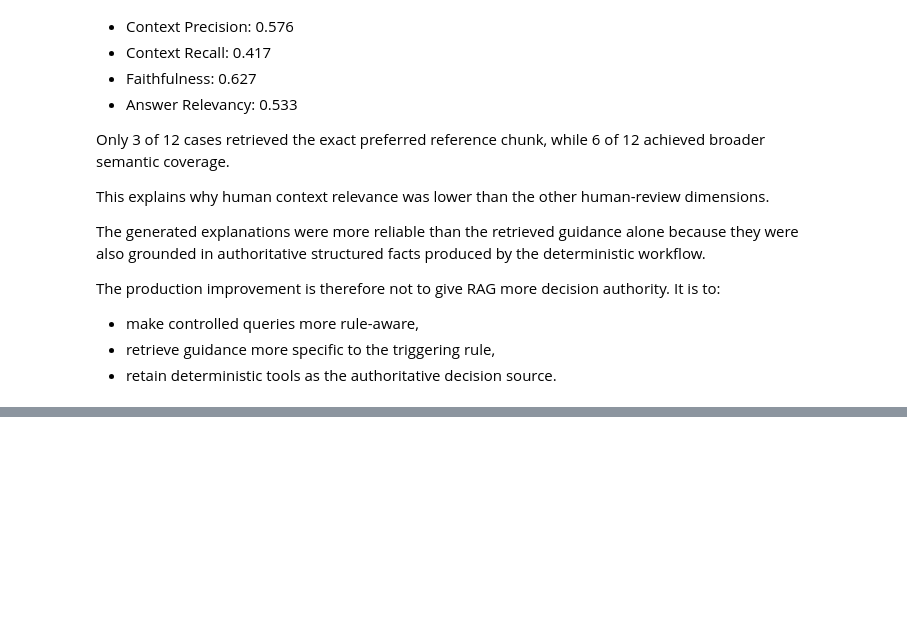
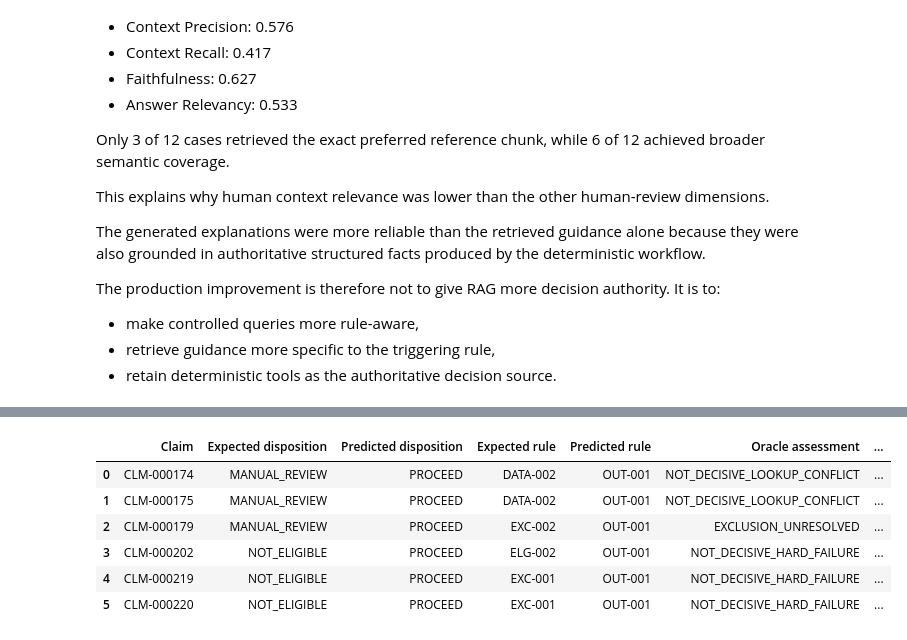
Before and after one commit to sadiqs3/DP_claims_triage, a Jupyter notebook: notebooks/00_final_submission_reviewer_walkthrough.ipynb, the cells around one changed output, grey strips where cells are left out. Drawn from its saved outputs; the diff is of its cells as text; code cells hidden in the pictures; blank space fills up the shorter version.

```diff
--- a/notebooks/00_final_submission_reviewer_walkthrough.ipynb
+++ b/notebooks/00_final_submission_reviewer_walkthrough.ipynb
@@ -2014,0 +2200,98 @@ The production improvement is therefore not to give RAG more decision authority.
+# %%
+# Display and validate the six held-out disposition errors.
+
+required_error_columns = {
+    "claim_id",
+    "gold_disposition",
+    "predicted_disposition",
+    "gold_primary_rule_id",
+    "predicted_triggering_rule_id",
+    "gold_evidence_assessment",
+    "unsafe_decision",
+    "unsafe_decision_type",
+    "gold_reason_summary",
+}
+
+missing_error_columns = (
+    required_error_columns
+    - set(heldout_errors.columns)
+)
+
+assert not missing_error_columns, (
+    "Missing held-out error columns: "
+    + ", ".join(
+        sorted(missing_error_columns)
+    )
+)
+
+
+heldout_error_display = (
+    heldout_errors[
+        [
+            "claim_id",
+            "gold_disposition",
+            "predicted_disposition",
+            "gold_primary_rule_id",
+            "predicted_triggering_rule_id",
+            "gold_evidence_assessment",
+            "unsafe_decision_type",
+            "gold_reason_summary",
+        ]
+    ]
+    .copy()
+    .sort_values("claim_id")
+)
+
+heldout_error_display = (
+    heldout_error_display.rename(
+        columns={
+            "claim_id": "Claim",
+            "gold_disposition": "Expected disposition",
+            "predicted_disposition": "Predicted disposition",
+            "gold_primary_rule_id": "Expected rule",
+            "predicted_triggering_rule_id": "Predicted rule",
+            "gold_evidence_assessment": "Oracle assessment",
+            "unsafe_decision_type": "Error type",
+            "gold_reason_summary": "Reason",
+        }
+    )
+)
+
+display(heldout_error_display)
+
+
+unsafe_error_flags = (
+    heldout_errors["unsafe_decision"]
+    .astype(str)
+    .str.strip()
+    .str.upper()
+    .eq("TRUE")
+)
+
+assert len(heldout_errors) == 6
+assert unsafe_error_flags.all()
+
+assert set(
+    heldout_errors["predicted_disposition"]
+) == {"PROCEED"}
+
+assert set(
+    heldout_errors["predicted_triggering_rule_id"]
+) == {"OUT-001"}
+
+assert set(
+    heldout_errors["unsafe_decision_type"]
+) == {"INCORRECT_PROCEED"}
+
+print(
+    "PASS: all six held-out errors were "
+    "incorrect PROCEED recommendations"
+)
+# %% [output]
+|  | Claim | Expected disposition | Predicted disposition | Expected rule | Predicted rule | Oracle assessment | ... |
+| 0 | CLM-000174 | MANUAL_REVIEW | PROCEED | DATA-002 | OUT-001 | NOT_DECISIVE_LOOKUP_CONFLICT | ... |
+| 1 | CLM-000175 | MANUAL_REVIEW | PROCEED | DATA-002 | OUT-001 | NOT_DECISIVE_LOOKUP_CONFLICT | ... |
+| 2 | CLM-000179 | MANUAL_REVIEW | PROCEED | EXC-002 | OUT-001 | EXCLUSION_UNRESOLVED | ... |
+| 3 | CLM-000202 | NOT_ELIGIBLE | PROCEED | ELG-002 | OUT-001 | NOT_DECISIVE_HARD_FAILURE | ... |
+| 4 | CLM-000219 | NOT_ELIGIBLE | PROCEED | EXC-001 | OUT-001 | NOT_DECISIVE_HARD_FAILURE | ... |
+| 5 | CLM-000220 | NOT_ELIGIBLE | PROCEED | EXC-001 | OUT-001 | NOT_DECISIVE_HARD_FAILURE | ... |
```
Also changed, not shown: parts of 19 cells of this notebook, 1 other file.
